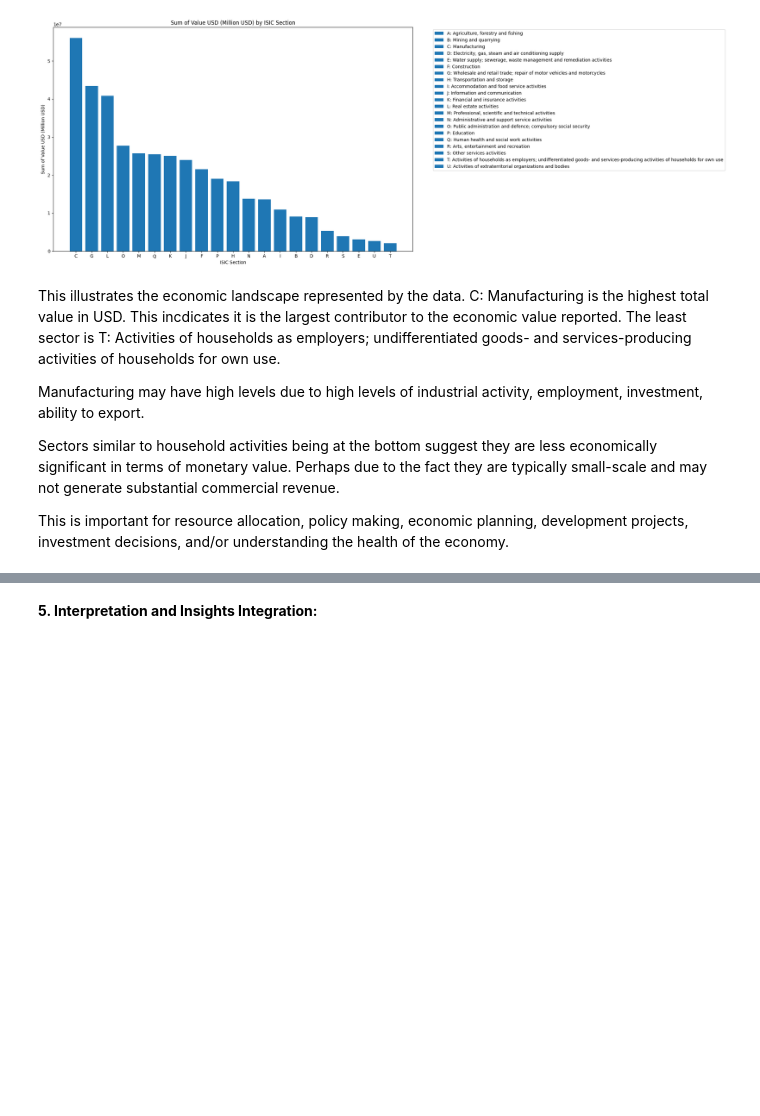
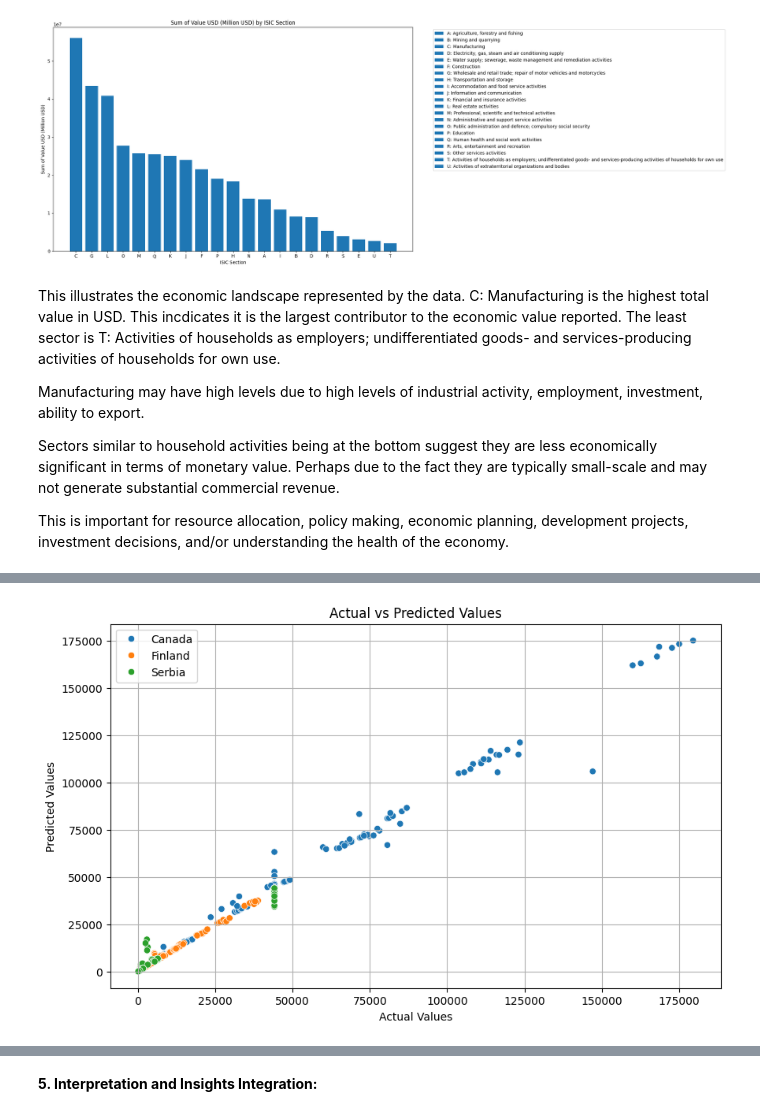
Before and after one commit to klbailey/ADA, a Jupyter notebook: Capstone.ipynb, the cells around one changed output, grey strips where cells are left out. Cells and saved outputs as stored; diff of their text form; code cells hidden in the pictures; blank space fills up the shorter version.

Commit message:
Attempt at prediction

```diff
--- a/Capstone.ipynb
+++ b/Capstone.ipynb
@@ -1225,0 +1323,78 @@ This is important for resource allocation, policy making, economic planning, dev
+# %%
+import pandas as pd
+from sklearn.preprocessing import LabelEncoder
+from sklearn.ensemble import RandomForestRegressor
+from sklearn.metrics import mean_squared_error, r2_score
+import matplotlib.pyplot as plt
+import seaborn as sns
+
+# Load cleaned data
+df = pd.read_csv('cleaned_data.csv')
+
+# Filter data for countries of interest ('Serbia', 'Finland', 'Canada') and years 2015-2021
+countries_of_interest = ['Serbia', 'Finland', 'Canada']
+years_of_interest = range(2015, 2022)
+
+df_filtered = df[df['Country'].isin(countries_of_interest) & df['Year'].isin(years_of_interest)].copy()
+
+# Example encoding for illustration
+encoder_country = LabelEncoder()
+encoder_section = LabelEncoder()
+
+df_filtered['Country_encoded'] = encoder_country.fit_transform(df_filtered['Country'])
+df_filtered['ISIC_encoded'] = encoder_section.fit_transform(df_filtered['ISIC Section'])
+
+# Define predictors and target
+predictors = ['Country_encoded', 'Year', 'ISIC_encoded']
+target = 'Value USD (Million USD)'
+
+# Assuming best_forest is already trained and tuned
+best_forest = RandomForestRegressor(max_depth=30, n_estimators=50, random_state=42)
+
+# Fit the model on filtered data
+X_train = df_filtered[predictors]
+y_train = df_filtered[target]
+best_forest.fit(X_train, y_train)
+
+# Predict using the trained model
+y_pred = best_forest.predict(X_train)
+
+# Calculate Mean Squared Error and R-squared on the entire dataset
+mse = mean_squared_error(y_train, y_pred)
+r2 = r2_score(y_train, y_pred)
+
+print(f"Mean Squared Error: {mse}")
+print(f"R-squared: {r2}")
+
+# Add predicted values to df_filtered
+df_filtered['Predicted_Value'] = y_pred
+
+# Print year-wise predictions
+print("\nYear-wise Predictions:")
+for year in df_filtered['Year'].unique():
+    df_year = df_filtered[df_filtered['Year'] == year]
+    mse_year = mean_squared_error(df_year[target], df_year['Predicted_Value'])
+    r2_year = r2_score(df_year[target], df_year['Predicted_Value'])
+    print(f"Year {year}: MSE = {mse_year}, R-squared = {r2_year}")
+
+# Print country-wise predictions
+print("\nCountry-wise Predictions:")
+for country in df_filtered['Country'].unique():
+    df_country = df_filtered[df_filtered['Country'] == country]
+    mse_country = mean_squared_error(df_country[target], df_country['Predicted_Value'])
+    r2_country = r2_score(df_country[target], df_country['Predicted_Value'])
+    print(f"Country {country}: MSE = {mse_country}, R-squared = {r2_country}")
+
+# Plotting actual vs predicted values
+plt.figure(figsize=(10, 6))
+sns.scatterplot(data=df_filtered, x='Value USD (Million USD)', y='Predicted_Value', hue='Country')
+plt.title('Actual vs Predicted Values')
+plt.xlabel('Actual Values')
+plt.ylabel('Predicted Values')
+plt.legend()
+plt.grid(True)
+plt.show()
+
+# Display relevant columns for further analysis
+print(df_filtered[['Country', 'Year', 'ISIC Section', 'Value USD (Million USD)', 'Predicted_Value']])
+# %% [output]
@@ -1225,0 +1417 @@ This is important for resource allocation, policy making, economic planning, dev
+[figure, added]
```
Also changed, not shown: parts of 21 cells of this notebook.
